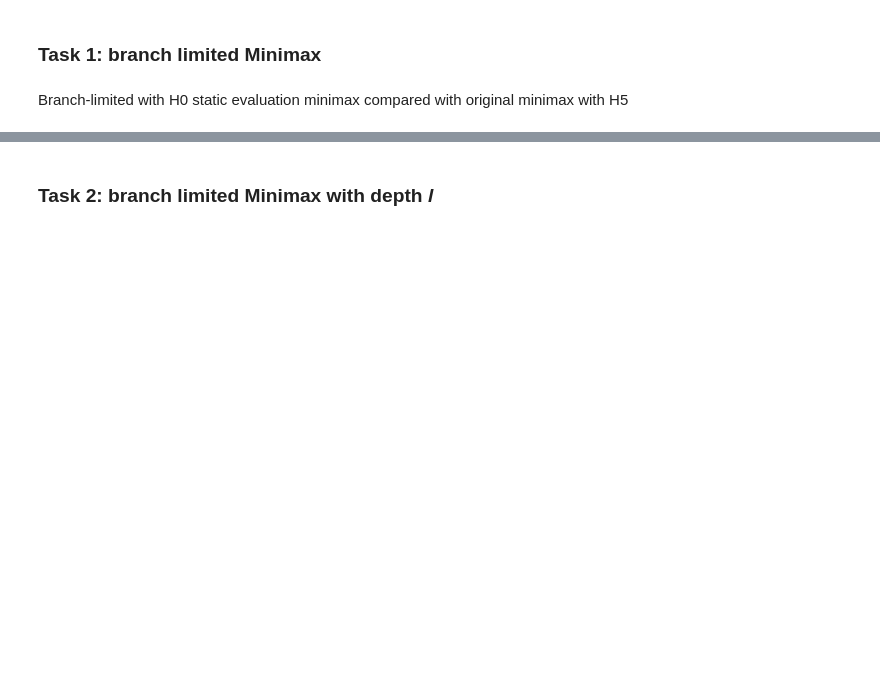
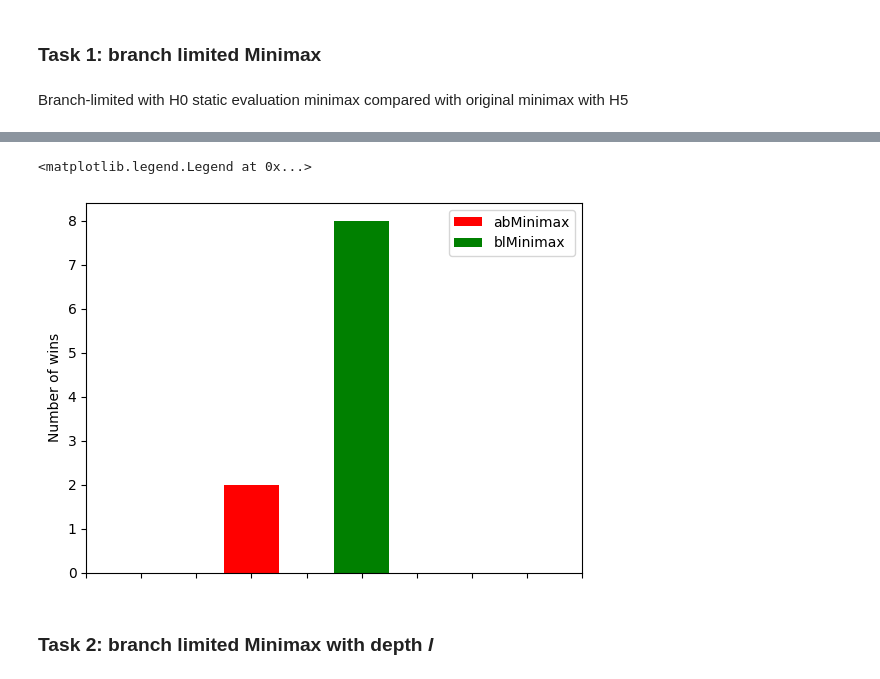
Before and after one commit to ntd432/ai-univaq, a Jupyter notebook: minimax/test.ipynb, the cells around one changed output, grey strips where cells are left out. Saved outputs shown, nothing was run; the diff lists cells and outputs as text; code cells hidden in the pictures; blank space fills up the shorter version.

```diff
--- a/minimax/test.ipynb
+++ b/minimax/test.ipynb
@@ -36,15 +44,18 @@ plt.ylabel("Average step time (s)")
 # %%
 white_count = sum(result_list)
 black_count = len(result_list) - white_count
 column1 = [white_count]  # Data for the first column
 column2 = [black_count]  # Data for the second column
 
-bar_width = 0.5
+bar_width = 1
 
-plt.bar(2 - bar_width/2, column1, width=bar_width, label='abMinimax', color='red')
-plt.bar(2 + bar_width/2, column2, width=bar_width, label='blMinimax', color='green')
+plt.bar(5 - bar_width, column1, width=bar_width, label='abMinimax', color='red')
+plt.bar(5 + bar_width, column2, width=bar_width, label='blMinimax', color='green')
 
 # Add labels and title
 plt.ylabel('Number of wins')
 plt.xticks(x, '')  # Set the category names as x-ticks
 plt.legend()
+# %% [output]
+<matplotlib.legend.Legend at 0x...>
+[figure, added]
```
Also changed, not shown: parts of 26 cells of this notebook, 7 other files.
